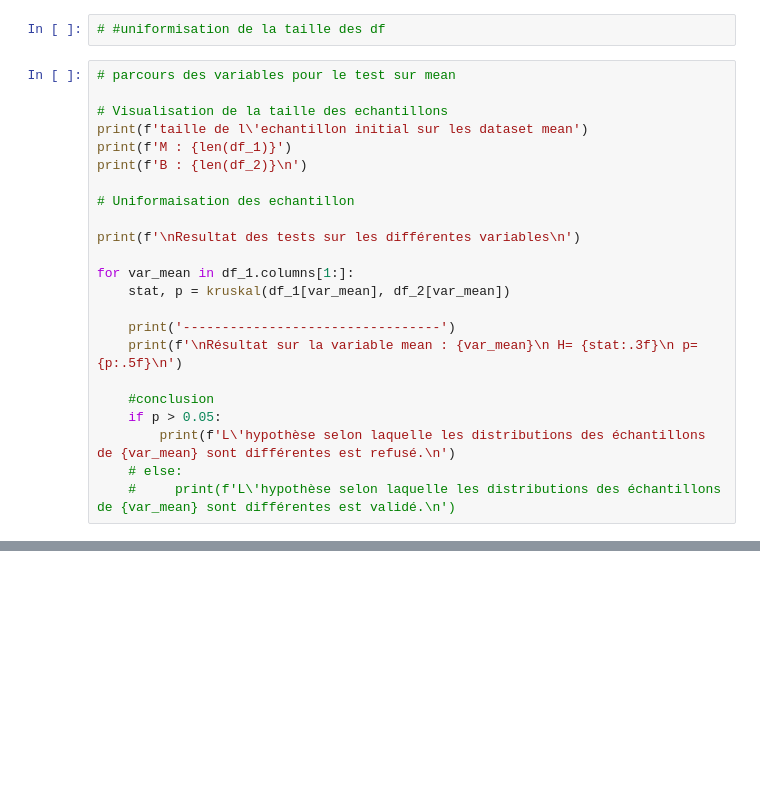
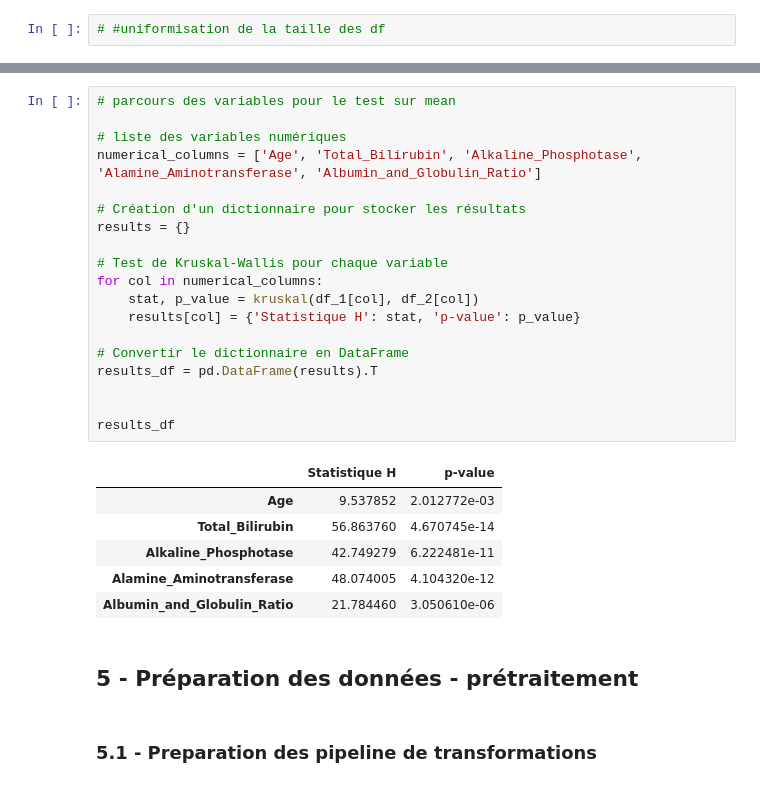
Before and after one commit to Dim2960/semiology_AI, a Jupyter notebook: foie_folder/cleaning_foie.ipynb, the cells around one changed output, grey strips where cells are left out. Drawn from its saved outputs; the diff is of its cells as text; blank space fills up the shorter version.

Commit message:
Test kruskal

```diff
--- a/foie_folder/cleaning_foie.ipynb
+++ b/foie_folder/cleaning_foie.ipynb
@@ -466,26 +515,3 @@ Statistique H : Valeur de la statistique de Kruskal-Wallis.
 p-value : Si la p-value est inférieure à un seuil alpha (par exemple 0.05), vous rejetez l'hypothèse nulle selon laquelle les distributions des échantillons sont identiques.
 # %%
 # #uniformisation de la taille des df
-# %%
-# parcours des variables pour le test sur mean
-
-# Visualisation de la taille des echantillons
-print(f'taille de l\'echantillon initial sur les dataset mean')
-print(f'M : {len(df_1)}')
-print(f'B : {len(df_2)}\n')
-
-# Uniformaisation des echantillon
-
-print(f'\nResultat des tests sur les différentes variables\n')
-
-for var_mean in df_1.columns[1:]:
-    stat, p = kruskal(df_1[var_mean], df_2[var_mean])
-
-    print('---------------------------------')
-    print(f'\nRésultat sur la variable mean : {var_mean}\n H= {stat:.3f}\n p= {p:.5f}\n')
-
-    #conclusion
-    if p > 0.05:
-        print(f'L\'hypothèse selon laquelle les distributions des échantillons de {var_mean} sont différentes est refusé.\n')
-    # else:
-    #     print(f'L\'hypothèse selon laquelle les distributions des échantillons de {var_mean} sont différentes est validé.\n')
@@ -509,0 +518,30 @@ Résultat sur la variable mean : Dataset
+# %%
+# parcours des variables pour le test sur mean
+
+# liste des variables numériques
+numerical_columns = ['Age', 'Total_Bilirubin', 'Alkaline_Phosphotase', 'Alamine_Aminotransferase', 'Albumin_and_Globulin_Ratio']
+
+# Création d'un dictionnaire pour stocker les résultats
+results = {}
+
+# Test de Kruskal-Wallis pour chaque variable
+for col in numerical_columns:
+    stat, p_value = kruskal(df_1[col], df_2[col])
+    results[col] = {'Statistique H': stat, 'p-value': p_value}
+
+# Convertir le dictionnaire en DataFrame
+results_df = pd.DataFrame(results).T
+
+
+results_df
+# %% [output]
+|  | Statistique H | p-value |
+| Age | 9.537852 | 2.012772e-03 |
+| Total_Bilirubin | 56.863760 | 4.670745e-14 |
+| Alkaline_Phosphotase | 42.749279 | 6.222481e-11 |
+| Alamine_Aminotransferase | 48.074005 | 4.104320e-12 |
+| Albumin_and_Globulin_Ratio | 21.784460 | 3.050610e-06 |
+# %% [markdown]
+## 5 - Préparation des données - prétraitement
+# %% [markdown]
+### 5.1 - Preparation des pipeline de transformations
```
Also changed, not shown: parts of 5 cells of this notebook.
